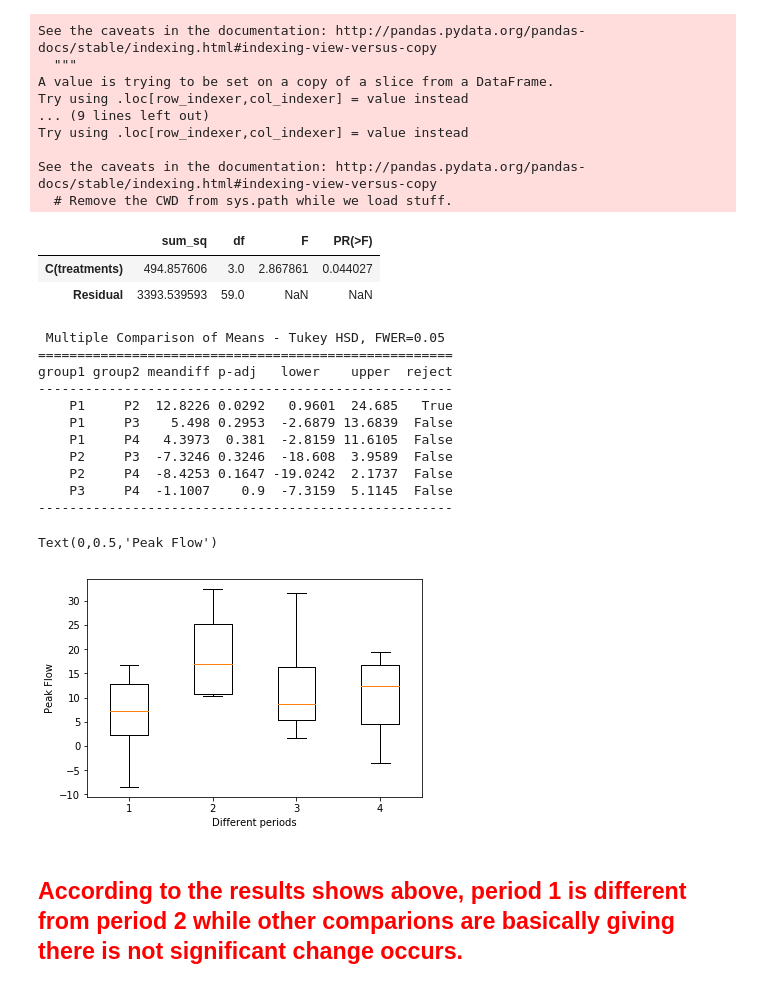
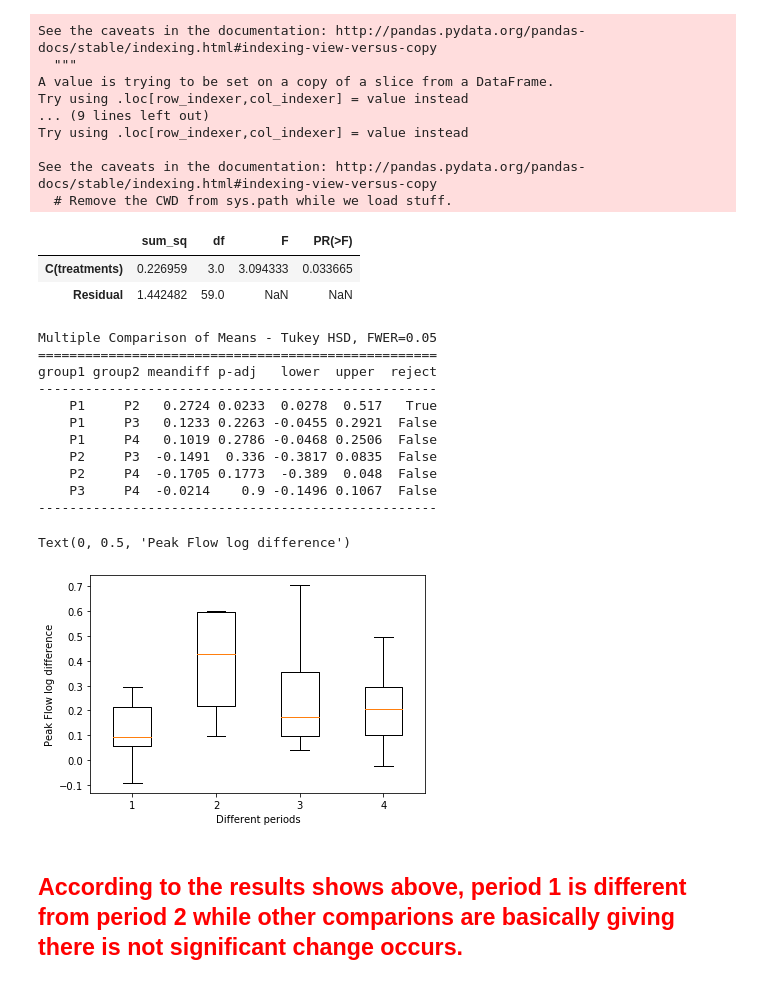
Before and after one commit to AzusaSayuri/UW-Data-analysis, a Jupyter notebook: HW3/Assignment 3 Ximin Hu.ipynb, the cells around one changed output. Drawn from its saved outputs; the diff is of its cells as text; code cells hidden in the pictures.

```diff
--- a/HW3/Assignment 3 Ximin Hu.ipynb
+++ b/HW3/Assignment 3 Ximin Hu.ipynb
@@ -120,10 +120,10 @@ In this question the type I error(alpha value) = 0.05 is acceptable to me, which
 # %% [markdown]
 D) Perform an ANOVA test and discuss the results, related both to your hypothesis test listed above and to the more detailed question of which groups are statistically different from which other groups. Include graphs and/or tables that illustrate your results, and be sure to discuss what they mean. It's fine to use computer software here, but be sure that you understand what the code is doing and outputting.
 # %%
-#rebuild the data,choose Q12 as our dataset
-df_anova=pd.DataFrame(columns=['index','treatments','Q12'])
+#rebuild the data,choose Qlog12 as our dataset
+df_anova=pd.DataFrame(columns=['index','treatments','Qlog12'])
 df_anova['treatments']=df_hja['I12']
-df_anova['Q12']=df_hja['Q12']
+df_anova['Qlog12']=df_hja['Qlog12']
 df_anova = df_anova.reset_index(drop=True)
 df_anova.head()
 # %% [output]
@@ -186,8 +186,8 @@ anova_table = sm.stats.anova_lm(model, typ=2)
 anova_table
 # %% [output]
 |  | sum_sq | df | F | PR(>F) |
-| C(treatments) | 494.857606 | 3.0 | 2.867861 | 0.044027 |
-| Residual | 3393.539593 | 59.0 | NaN | NaN |
+| C(treatments) | 0.226959 | 3.0 | 3.094333 | 0.033665 |
+| Residual | 1.442482 | 59.0 | NaN | NaN |
 # %%
 # load packages
 from statsmodels.stats.multicomp import pairwise_tukeyhsd
@@ -195,30 +195,30 @@ from statsmodels.stats.multicomp import pairwise_tukeyhsd
 m_comp = pairwise_tukeyhsd(endog=df1['value'], groups=df1['treatments'], alpha=0.05)
 print(m_comp)
 # %% [output]
- Multiple Comparison of Means - Tukey HSD, FWER=0.05
-=====================================================
-group1 group2 meandiff p-adj   lower    upper  reject
------------------------------------------------------
-    P1     P2  12.8226 0.0292   0.9601  24.685   True
-    P1     P3    5.498 0.2953  -2.6879 13.6839  False
-    P1     P4   4.3973  0.381  -2.8159 11.6105  False
-    P2     P3  -7.3246 0.3246  -18.608  3.9589  False
-    P2     P4  -8.4253 0.1647 -19.0242  2.1737  False
-    P3     P4  -1.1007    0.9  -7.3159  5.1145  False
------------------------------------------------------
+Multiple Comparison of Means - Tukey HSD, FWER=0.05
+===================================================
+group1 group2 meandiff p-adj   lower  upper  reject
+---------------------------------------------------
+    P1     P2   0.2724 0.0233  0.0278  0.517   True
+    P1     P3   0.1233 0.2263 -0.0455 0.2921  False
+    P1     P4   0.1019 0.2786 -0.0468 0.2506  False
+    P2     P3  -0.1491  0.336 -0.3817 0.0835  False
+    P2     P4  -0.1705 0.1773  -0.389  0.048  False
+    P3     P4  -0.0214    0.9 -0.1496 0.1067  False
+---------------------------------------------------
 # %%
 #Also make a boxplot for visualization
 df1=df_anova[df_anova['treatments']==1]
 df2=df_anova[df_anova['treatments']==2]
 df3=df_anova[df_anova['treatments']==3]
 df4=df_anova[df_anova['treatments']==4]
 
-plt.boxplot((df1['Q12'],df2['Q12'],df3['Q12'],df4['Q12']))
+plt.boxplot((df1['Qlog12'],df2['Qlog12'],df3['Qlog12'],df4['Qlog12']))
 plt.xlabel('Different periods')
-plt.ylabel('Peak Flow')
+plt.ylabel('Peak Flow log difference')
 # %% [output]
-Text(0,0.5,'Peak Flow')
+Text(0, 0.5, 'Peak Flow log difference')
-[figure, old version]
+[figure, new version]
 # %% [markdown]
 ## <font color = 'red'> According to the results shows above, period 1 is different from period 2 while other comparions are basically giving there is not significant change occurs.
 # %% [markdown]
```
Also changed, not shown: parts of 18 cells of this notebook, 2 other files.
